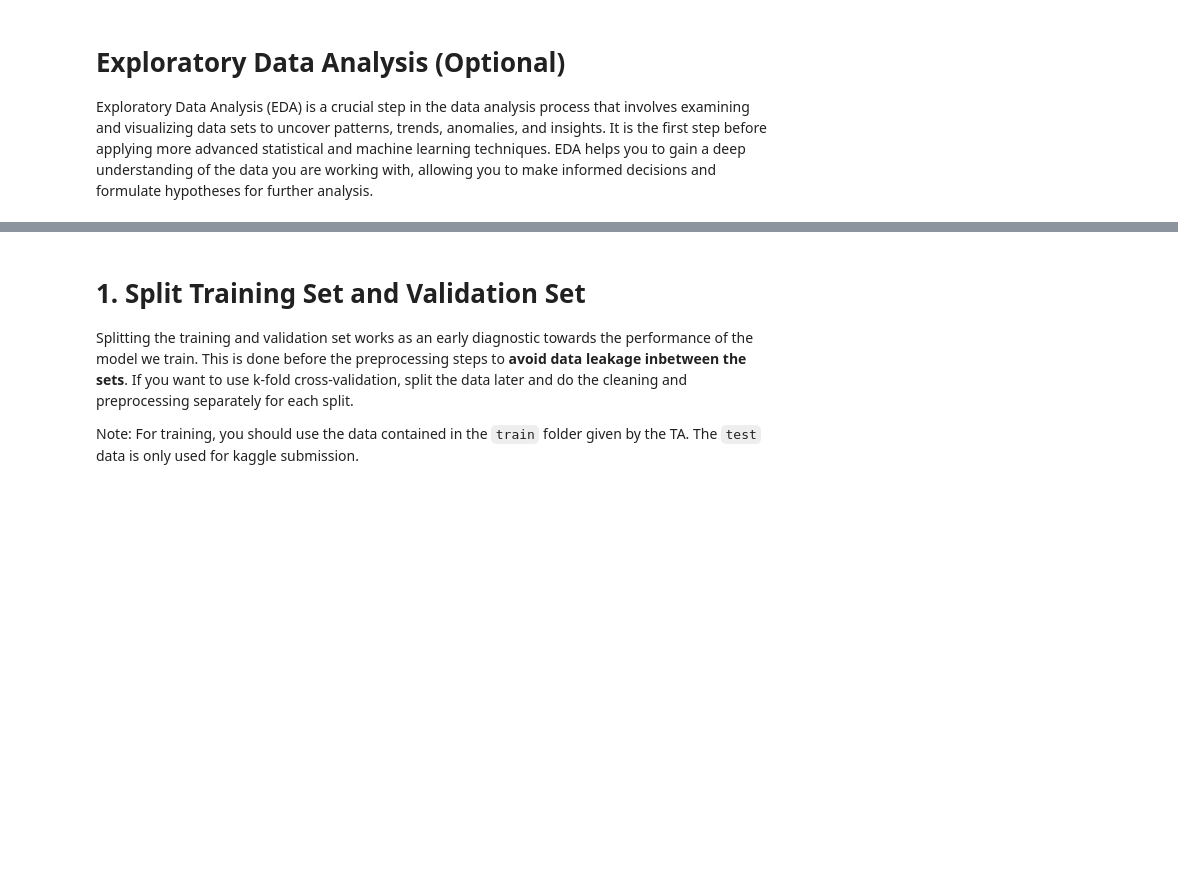
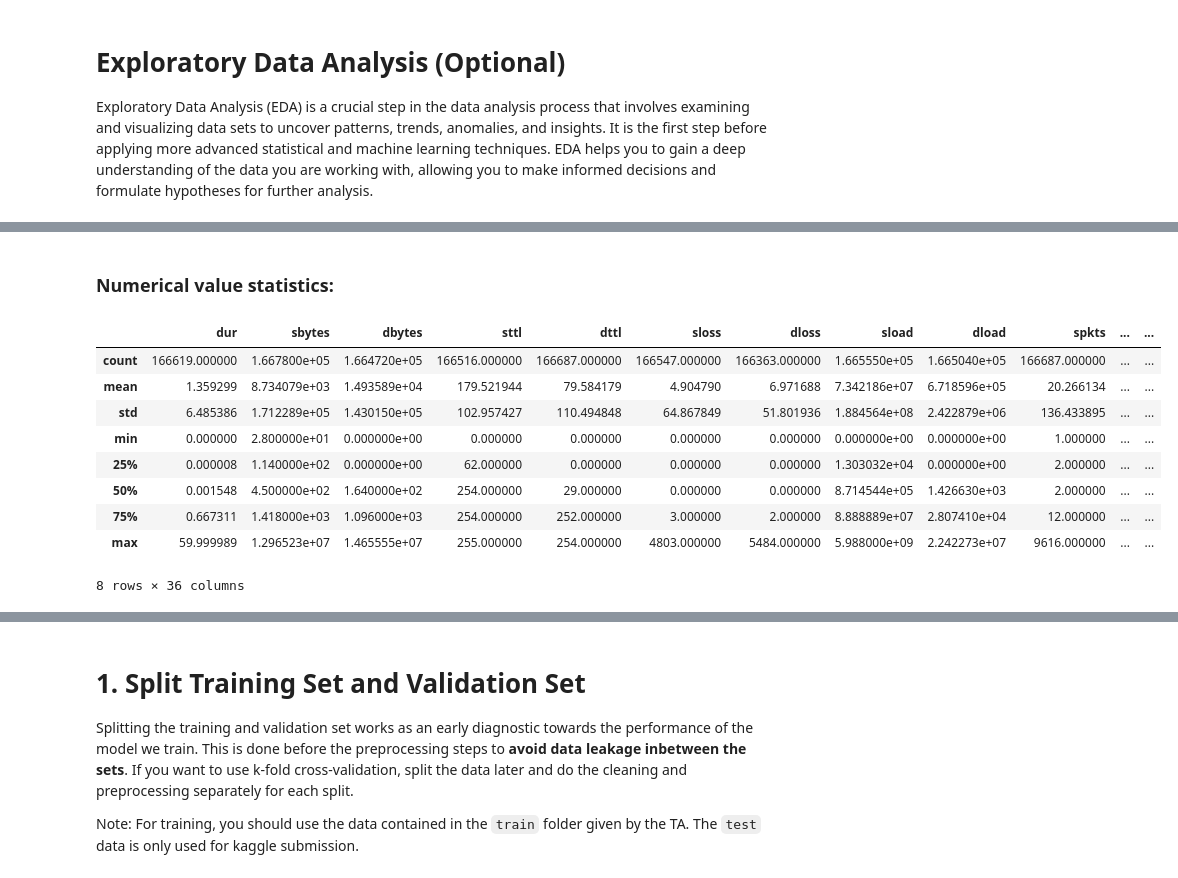
Before and after one commit to SandWithCheese/Tubes02_AI, a Jupyter notebook: src/Template.ipynb, the cells around one changed output, grey strips where cells are left out. Cells and saved outputs as stored; diff of their text form; code cells hidden in the pictures; blank space fills up the shorter version.

```diff
--- a/src/Template.ipynb
+++ b/src/Template.ipynb
@@ -104,0 +328,15 @@ display(Markdown(markdown_content))
+# %%
+display(Markdown("### Numerical value statistics:"))
+display(numerical_values.describe())
+# %% [output]
+### Numerical value statistics:
+|  | dur | sbytes | dbytes | sttl | dttl | sloss | dloss | sload | dload | spkts | ... | ... |
+| count | 166619.000000 | 1.667800e+05 | 1.664720e+05 | 166516.000000 | 166687.000000 | 166547.000000 | 166363.000000 | 1.665550e+05 | 1.665040e+05 | 166687.000000 | ... | ... |
+| mean | 1.359299 | 8.734079e+03 | 1.493589e+04 | 179.521944 | 79.584179 | 4.904790 | 6.971688 | 7.342186e+07 | 6.718596e+05 | 20.266134 | ... | ... |
+| std | 6.485386 | 1.712289e+05 | 1.430150e+05 | 102.957427 | 110.494848 | 64.867849 | 51.801936 | 1.884564e+08 | 2.422879e+06 | 136.433895 | ... | ... |
+| min | 0.000000 | 2.800000e+01 | 0.000000e+00 | 0.000000 | 0.000000 | 0.000000 | 0.000000 | 0.000000e+00 | 0.000000e+00 | 1.000000 | ... | ... |
+| 25% | 0.000008 | 1.140000e+02 | 0.000000e+00 | 62.000000 | 0.000000 | 0.000000 | 0.000000 | 1.303032e+04 | 0.000000e+00 | 2.000000 | ... | ... |
+| 50% | 0.001548 | 4.500000e+02 | 1.640000e+02 | 254.000000 | 29.000000 | 0.000000 | 0.000000 | 8.714544e+05 | 1.426630e+03 | 2.000000 | ... | ... |
+| 75% | 0.667311 | 1.418000e+03 | 1.096000e+03 | 254.000000 | 252.000000 | 3.000000 | 2.000000 | 8.888889e+07 | 2.807410e+04 | 12.000000 | ... | ... |
+| max | 59.999989 | 1.296523e+07 | 1.465555e+07 | 255.000000 | 254.000000 | 4803.000000 | 5484.000000 | 5.988000e+09 | 2.242273e+07 | 9616.000000 | ... | ... |
+8 rows × 36 columns
```
Also changed, not shown: parts of 22 cells of this notebook, 14 other files.
